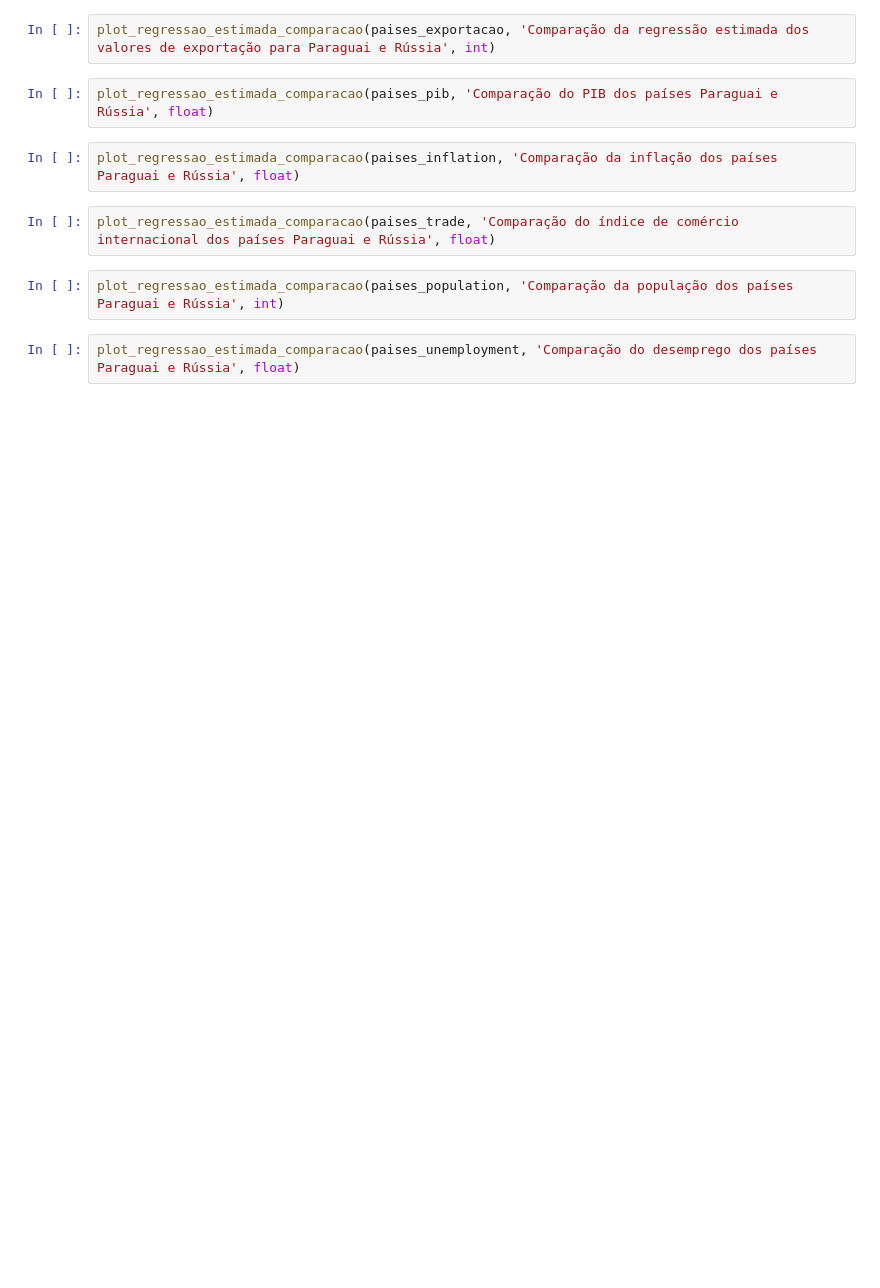
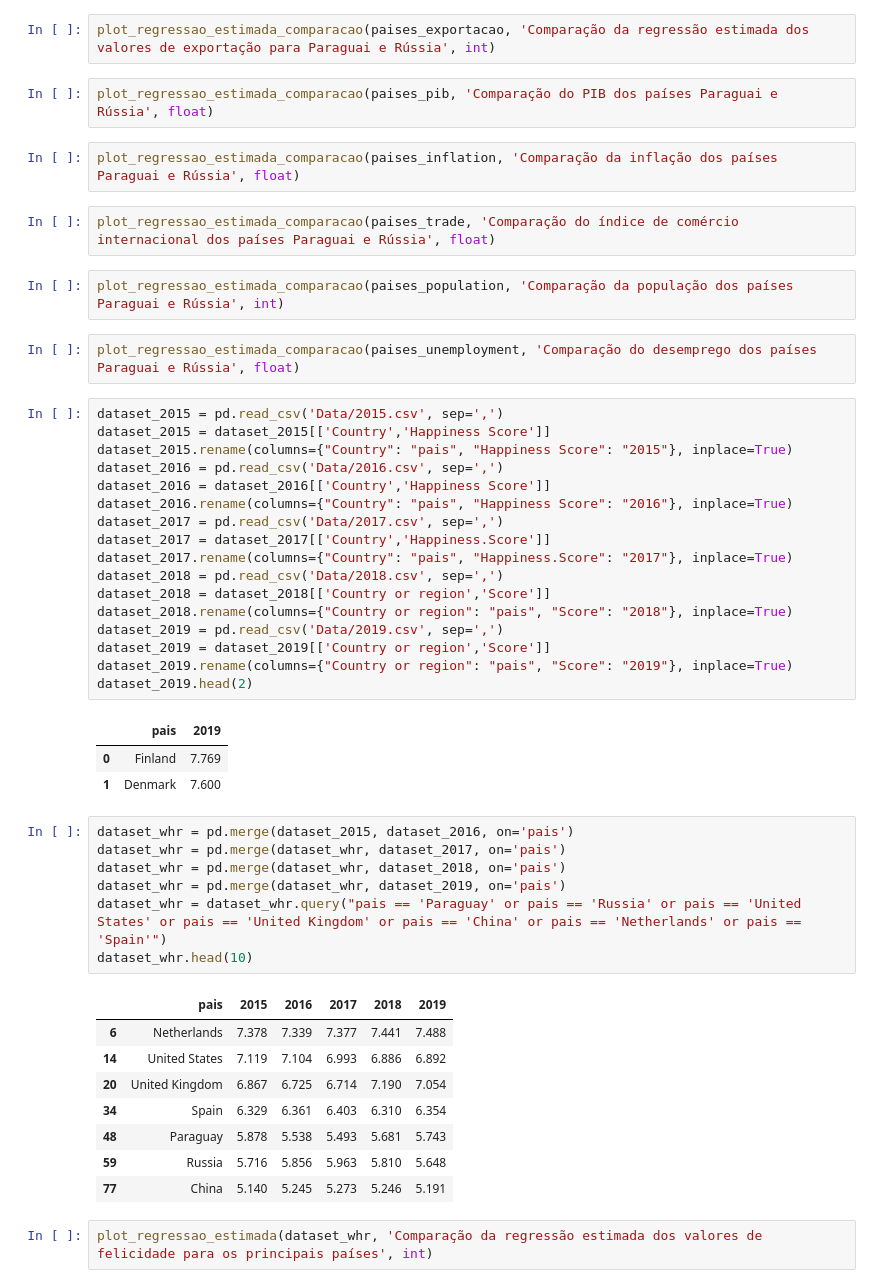
Before and after one commit to MCardosoDev/Tech_Challenge_Fase1, a Jupyter notebook: Tech_Challenge.ipynb, the cells around one changed output. Saved outputs shown, nothing was run; the diff lists cells and outputs as text; blank space fills up the shorter version.

Commit message:
add World Happiness Report data

```diff
--- a/Tech_Challenge.ipynb
+++ b/Tech_Challenge.ipynb
@@ -1274,3 +1274,42 @@ plot_regressao_estimada_comparacao(paises_trade, 'Comparação do índice de com
 plot_regressao_estimada_comparacao(paises_population, 'Comparação da população dos países Paraguai e Rússia', int)
 # %%
 plot_regressao_estimada_comparacao(paises_unemployment, 'Comparação do desemprego dos países Paraguai e Rússia', float)
+# %%
+dataset_2015 = pd.read_csv('Data/2015.csv', sep=',')
+dataset_2015 = dataset_2015[['Country','Happiness Score']]
+dataset_2015.rename(columns={"Country": "pais", "Happiness Score": "2015"}, inplace=True)
+dataset_2016 = pd.read_csv('Data/2016.csv', sep=',')
+dataset_2016 = dataset_2016[['Country','Happiness Score']]
+dataset_2016.rename(columns={"Country": "pais", "Happiness Score": "2016"}, inplace=True)
+dataset_2017 = pd.read_csv('Data/2017.csv', sep=',')
+dataset_2017 = dataset_2017[['Country','Happiness.Score']]
+dataset_2017.rename(columns={"Country": "pais", "Happiness.Score": "2017"}, inplace=True)
+dataset_2018 = pd.read_csv('Data/2018.csv', sep=',')
+dataset_2018 = dataset_2018[['Country or region','Score']]
+dataset_2018.rename(columns={"Country or region": "pais", "Score": "2018"}, inplace=True)
+dataset_2019 = pd.read_csv('Data/2019.csv', sep=',')
+dataset_2019 = dataset_2019[['Country or region','Score']]
+dataset_2019.rename(columns={"Country or region": "pais", "Score": "2019"}, inplace=True)
+dataset_2019.head(2)
+# %% [output]
+|  | pais | 2019 |
+| 0 | Finland | 7.769 |
+| 1 | Denmark | 7.600 |
+# %%
+dataset_whr = pd.merge(dataset_2015, dataset_2016, on='pais')
+dataset_whr = pd.merge(dataset_whr, dataset_2017, on='pais')
+dataset_whr = pd.merge(dataset_whr, dataset_2018, on='pais')
+dataset_whr = pd.merge(dataset_whr, dataset_2019, on='pais')
+dataset_whr = dataset_whr.query("pais == 'Paraguay' or pais == 'Russia' or pais == 'United States' or pais == 'United Kingdom' or pais == 'China' or pais == 'Netherlands' or pais == 'Spain'")
+dataset_whr.head(10)
+# %% [output]
+|  | pais | 2015 | 2016 | 2017 | 2018 | 2019 |
+| 6 | Netherlands | 7.378 | 7.339 | 7.377 | 7.441 | 7.488 |
+| 14 | United States | 7.119 | 7.104 | 6.993 | 6.886 | 6.892 |
+| 20 | United Kingdom | 6.867 | 6.725 | 6.714 | 7.190 | 7.054 |
+| 34 | Spain | 6.329 | 6.361 | 6.403 | 6.310 | 6.354 |
+| 48 | Paraguay | 5.878 | 5.538 | 5.493 | 5.681 | 5.743 |
+| 59 | Russia | 5.716 | 5.856 | 5.963 | 5.810 | 5.648 |
+| 77 | China | 5.140 | 5.245 | 5.273 | 5.246 | 5.191 |
+# %%
+plot_regressao_estimada(dataset_whr, 'Comparação da regressão estimada dos valores de felicidade para os principais países', int)
```
Also changed, not shown: 6 other files.
